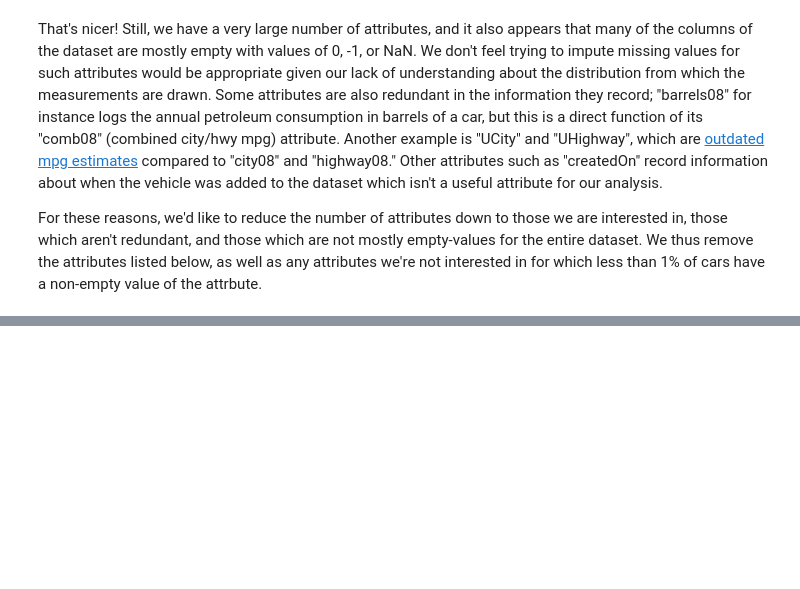
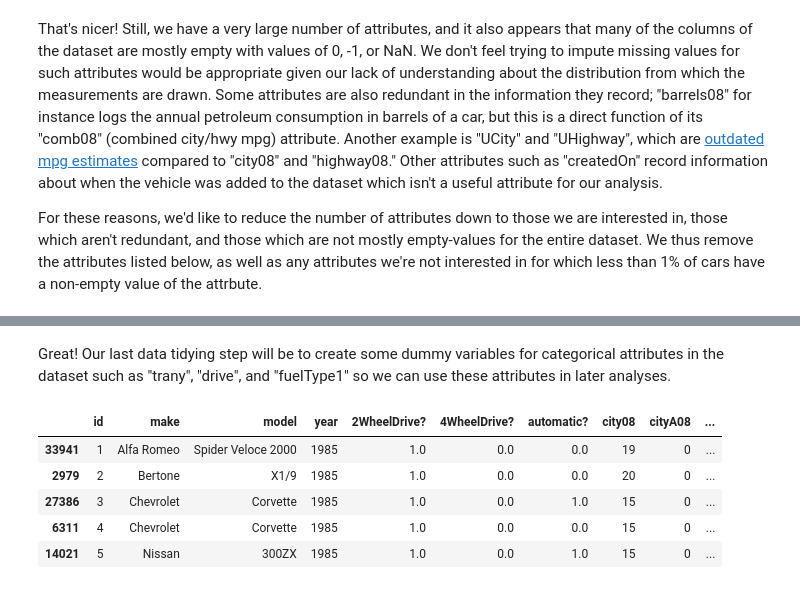
Before and after one commit to jnfoote76/fuel-economy-analysis, a Jupyter notebook: Final Tutorial.ipynb, the cells around one changed output, grey strips where cells are left out. Cells and saved outputs as stored; diff of their text form; code cells hidden in the pictures; blank space fills up the shorter version.

```diff
--- a/Final Tutorial.ipynb
+++ b/Final Tutorial.ipynb
@@ -90,0 +88,68 @@ Great! Our last data tidying step will be to create some dummy variables for cat
+# %% [markdown]
+Great! Our last data tidying step will be to create some dummy variables for categorical attributes in the dataset such as "trany", "drive", and "fuelType1" so we can use these attributes in later analyses.
+# %%
+#This commented out 3 lines below can be used to print out the range of values for the
+#categorical variables we wanted to create dummies for and was used to help
+#write the dummy creator code below it.
+#cats = ['trany', 'drive', 'sCharger', 'tCharger', 'startStop', 'fuelType1', 'fuelType2']
+#for cat in cats:
+#    print(cat, df[cat].unique())
+
+#create our dummy vars for each row of data
+for ix, row in df.iterrows():
+    trans = row['trany']
+    drive = row['drive']
+    f1 = row['fuelType1']
+    f2 = row['fuelType2']
+    sCharge = row['sCharger']
+    tCharge = row['tCharger']
+    ss = row['startStop']
+
+    #transmission will be split into 3 attributes the dummies manual? and automatic?,
+    #and the numeric attribute gears. Not all cars have a transmission recorded however.
+    if type(trans) == str:
+        df.set_value(ix, 'manual?', 1 if 'Manual' in trans else 0)
+        df.set_value(ix, 'automatic?', 1 if 'Auto' in trans else 0)
+        gears = re.findall(r'\d+', trans)
+        if len(gears) > 0:
+            df.set_value(ix, 'gears', gears[0])
+
+    #next we'll tidy up drive. drive is recorded inconsistently, sometimes as front wheel,
+    #rear wheel, or all wheel, or sometimes simply as 2 wheel or 4 wheel. We simplify
+    #the attribute to the simple dummies 2-wheel?, 4-wheel?, rear? and front?
+    if type(drive) == str:
+        df.set_value(ix, '2WheelDrive?', 1 if 'Rear' in drive or 'Front' in drive or '2' in drive else 0)
+        df.set_value(ix, '4WheelDrive?', 1 if 'All' in drive or '4' in drive else 0)
+        df.set_value(ix, 'rear?', 1 if 'Rear' in drive else 0)
+        df.set_value(ix, 'front?', 1 if 'Front' in drive else 0)
+
+    #next are the the fuelType vars. We'll split fuelType1 into dummies based on type
+    #and create a single fuelType2? dummy.
+    df.set_value(ix, 'regularGas?', 1 if 'Regular' in f1 else 0)
+    df.set_value(ix, 'premiumGas?', 1 if 'Premium' in f1 else 0)
+    df.set_value(ix, 'midgradeGas?', 1 if 'Midgrade' in f1 else 0)
+    df.set_value(ix, 'diesel?', 1 if 'Diesel' in f1 else 0)
+    df.set_value(ix, 'naturalGas?', 1 if 'Natural' in f1 else 0)
+    df.set_value(ix, 'electric?', 1 if 'Electric' in f1 else 0)
+    df.set_value(ix, 'fuelType2?', 1 if type(f2) == str else 0)
+
+    #finally the turbo and super charged and startStop attributes
+    df.set_value(ix, 'tCharger', 1 if type(tCharge) == str else 0)
+    df.set_value(ix, 'sCharger', 1 if type(sCharge) == str else 0)
+    df.set_value(ix, 'startStop', 1 if type(ss) == str and ss == 'Y' else 0)
+
+#now let's delete our older attributes we no longer need and sort the attributes as before
+drop = ['fuelType1', 'drive', 'trany']
+df = df.drop(drop, axis = 1)
+head = ['id', 'make', 'model', 'year']
+cols = [x for x in sorted((df)) if x not in head]
+cols = head + cols
+df = df[cols].sort_values(by='id')
+df.head()
+# %% [output]
+|  | id | make | model | year | 2WheelDrive? | 4WheelDrive? | automatic? | city08 | cityA08 | ... |
+| 33941 | 1 | Alfa Romeo | Spider Veloce 2000 | 1985 | 1.0 | 0.0 | 0.0 | 19 | 0 | ... |
+| 2979 | 2 | Bertone | X1/9 | 1985 | 1.0 | 0.0 | 0.0 | 20 | 0 | ... |
+| 27386 | 3 | Chevrolet | Corvette | 1985 | 1.0 | 0.0 | 1.0 | 15 | 0 | ... |
+| 6311 | 4 | Chevrolet | Corvette | 1985 | 1.0 | 0.0 | 0.0 | 15 | 0 | ... |
+| 14021 | 5 | Nissan | 300ZX | 1985 | 1.0 | 0.0 | 1.0 | 15 | 0 | ... |
```
Also changed, not shown: parts of 8 cells of this notebook.
